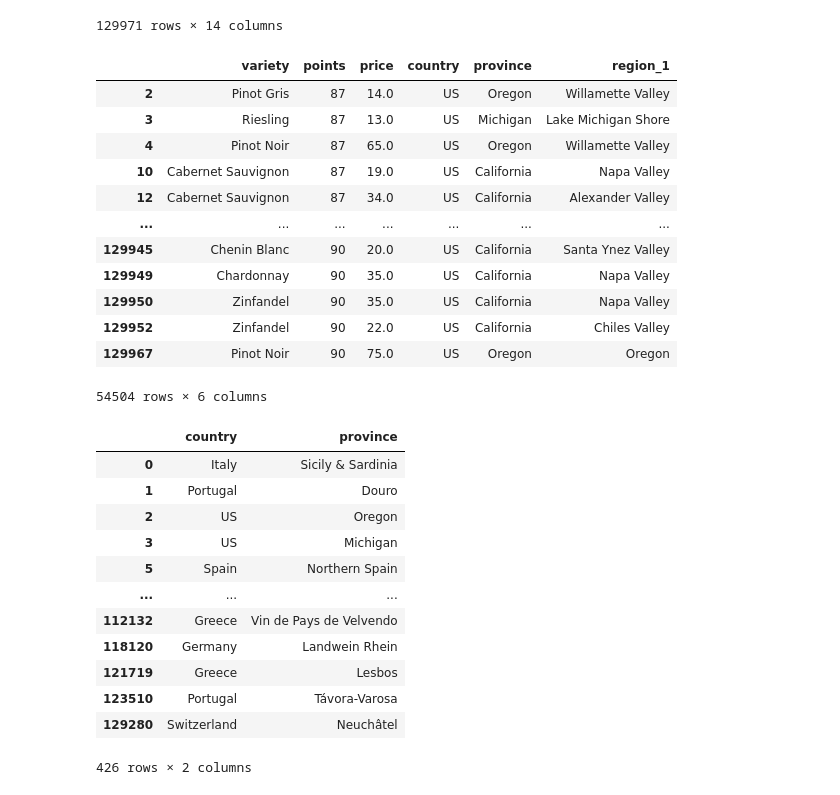
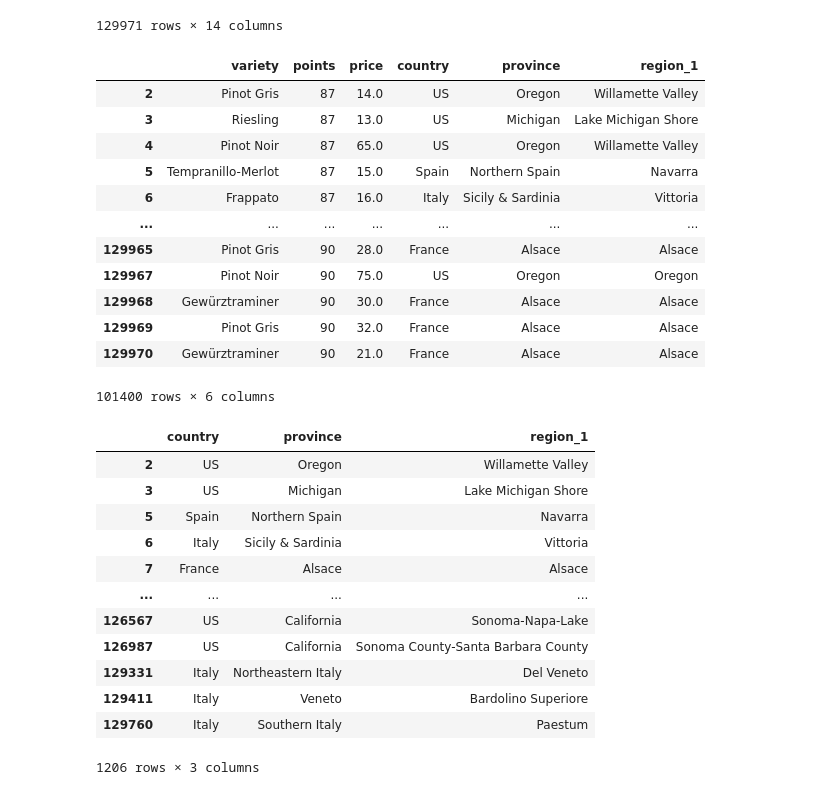
Before and after one commit to J-Schea29/ETL-Project, a Jupyter notebook: Wine_data.ipynb, the cells around one changed output. Drawn from its saved outputs; the diff is of its cells as text; code cells hidden in the pictures.

```diff
--- a/Wine_data.ipynb
+++ b/Wine_data.ipynb
@@ -29,36 +28,37 @@ wine_df
 129971 rows × 14 columns
 # %%
 cleaned_df = wine_df[["variety", "points", "price", "country", "province", "region_1"]]
-cleaned_df.dropna()
-cleaned_df.loc[cleaned_df["country"]== "US"]
+cleaned_df = cleaned_df.dropna()
+cleaned_df
 # %% [output]
 |  | variety | points | price | country | province | region_1 |
 | 2 | Pinot Gris | 87 | 14.0 | US | Oregon | Willamette Valley |
 | 3 | Riesling | 87 | 13.0 | US | Michigan | Lake Michigan Shore |
 | 4 | Pinot Noir | 87 | 65.0 | US | Oregon | Willamette Valley |
-| 10 | Cabernet Sauvignon | 87 | 19.0 | US | California | Napa Valley |
-| 12 | Cabernet Sauvignon | 87 | 34.0 | US | California | Alexander Valley |
+| 5 | Tempranillo-Merlot | 87 | 15.0 | Spain | Northern Spain | Navarra |
+| 6 | Frappato | 87 | 16.0 | Italy | Sicily & Sardinia | Vittoria |
 | ... | ... | ... | ... | ... | ... | ... |
-| 129945 | Chenin Blanc | 90 | 20.0 | US | California | Santa Ynez Valley |
-| 129949 | Chardonnay | 90 | 35.0 | US | California | Napa Valley |
-| 129950 | Zinfandel | 90 | 35.0 | US | California | Napa Valley |
-| 129952 | Zinfandel | 90 | 22.0 | US | California | Chiles Valley |
+| 129965 | Pinot Gris | 90 | 28.0 | France | Alsace | Alsace |
 | 129967 | Pinot Noir | 90 | 75.0 | US | Oregon | Oregon |
+| 129968 | Gewürztraminer | 90 | 30.0 | France | Alsace | Alsace |
+| 129969 | Pinot Gris | 90 | 32.0 | France | Alsace | Alsace |
+| 129970 | Gewürztraminer | 90 | 21.0 | France | Alsace | Alsace |
-54504 rows × 6 columns
+101400 rows × 6 columns
 # %%
-province = cleaned_df[["country", "province"]]
-province.drop_duplicates()
+province = cleaned_df[["country", "province", "region_1"]]
+provinces_cleaned = province.drop_duplicates()
+provinces_cleaned
 # %% [output]
-|  | country | province |
-| 0 | Italy | Sicily & Sardinia |
-| 1 | Portugal | Douro |
-| 2 | US | Oregon |
-| 3 | US | Michigan |
-| 5 | Spain | Northern Spain |
-| ... | ... | ... |
-| 112132 | Greece | Vin de Pays de Velvendo |
-| 118120 | Germany | Landwein Rhein |
-| 121719 | Greece | Lesbos |
-| 123510 | Portugal | Távora-Varosa |
-| 129280 | Switzerland | Neuchâtel |
+|  | country | province | region_1 |
+| 2 | US | Oregon | Willamette Valley |
+| 3 | US | Michigan | Lake Michigan Shore |
+| 5 | Spain | Northern Spain | Navarra |
+| 6 | Italy | Sicily & Sardinia | Vittoria |
+| 7 | France | Alsace | Alsace |
+| ... | ... | ... | ... |
+| 126567 | US | California | Sonoma-Napa-Lake |
+| 126987 | US | California | Sonoma County-Santa Barbara County |
+| 129331 | Italy | Northeastern Italy | Del Veneto |
+| 129411 | Italy | Veneto | Bardolino Superiore |
+| 129760 | Italy | Southern Italy | Paestum |
-426 rows × 2 columns
+1206 rows × 3 columns
```
Also changed, not shown: parts of 7 cells of this notebook.
